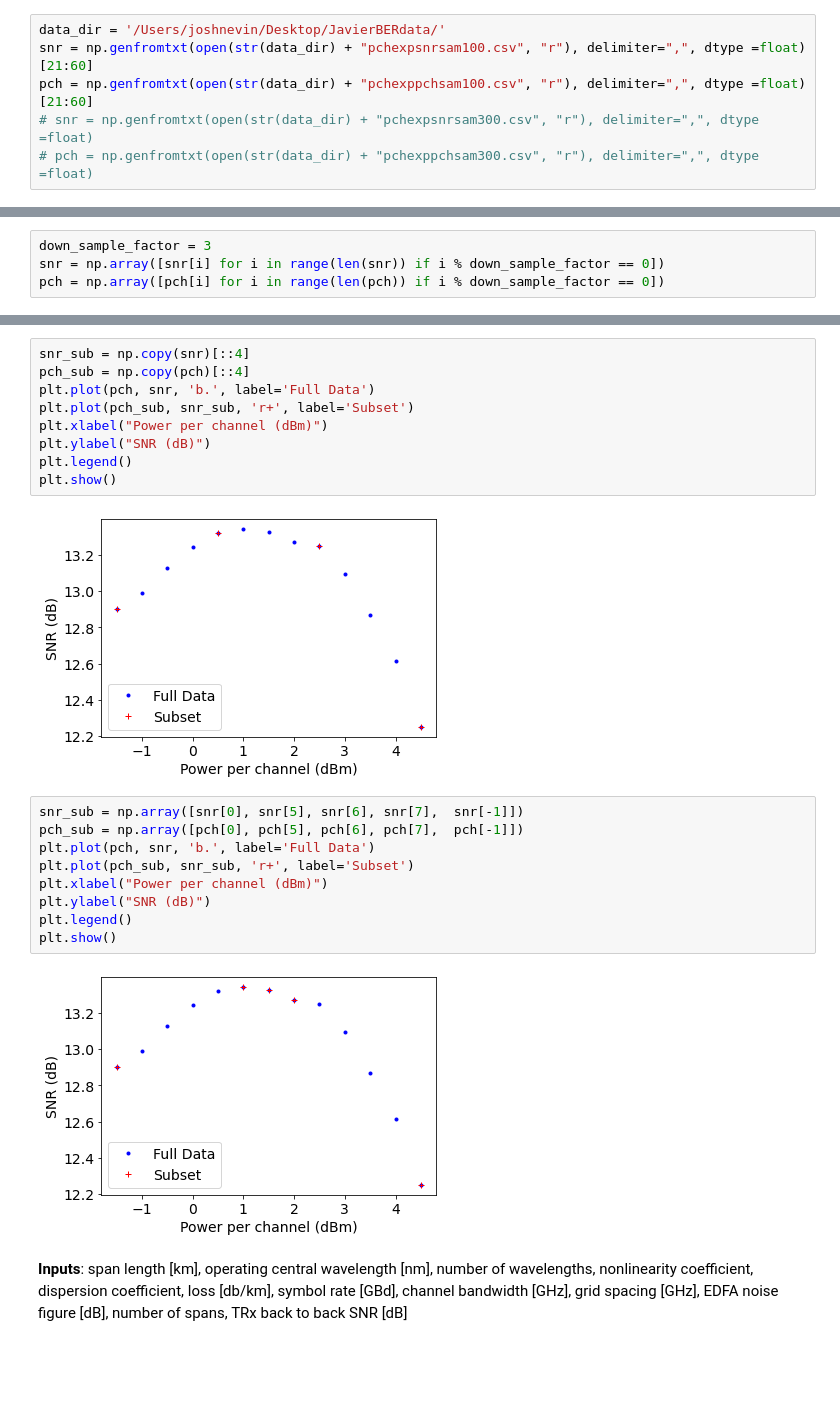
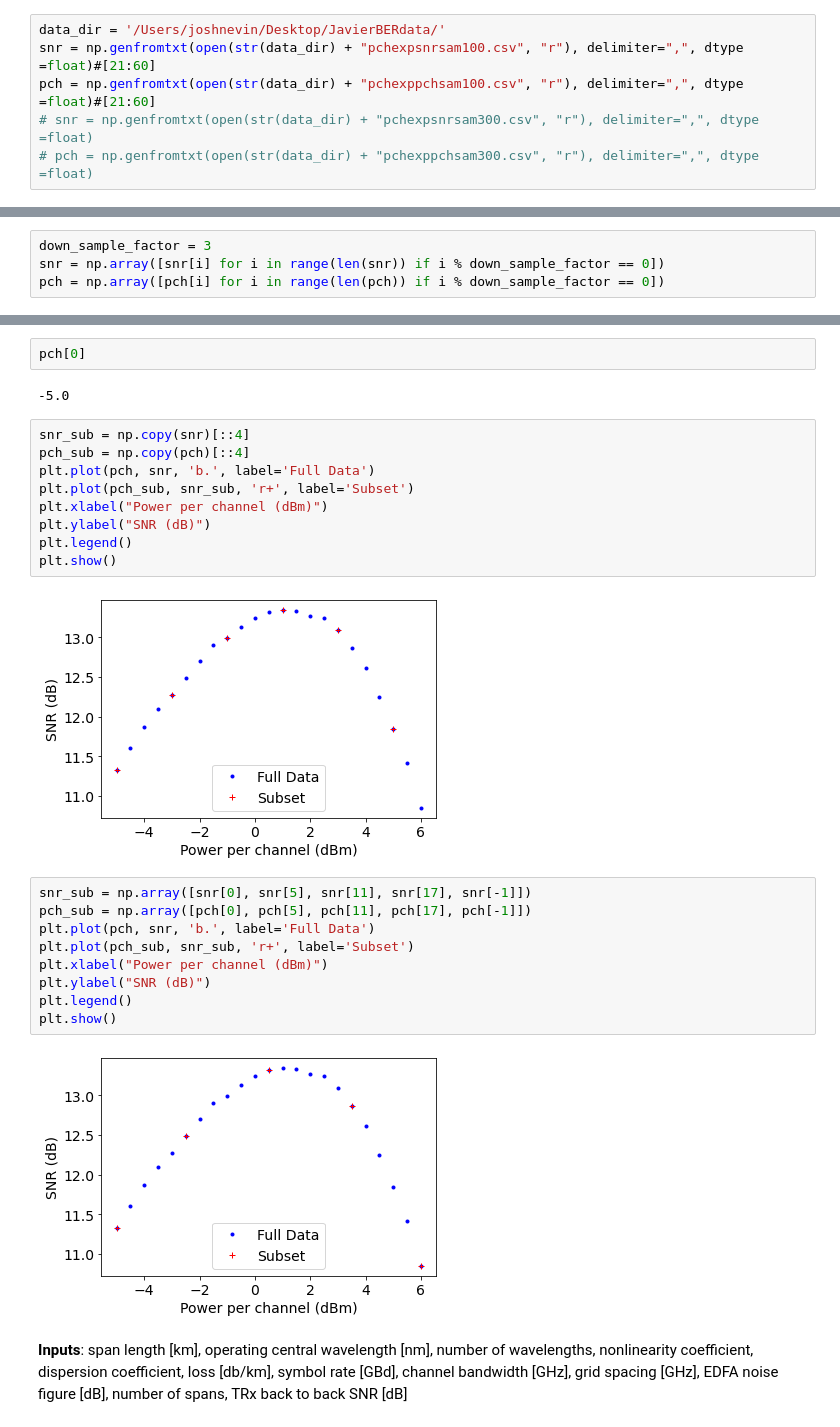
Before and after one commit to joshnevin/physics_enhanced_GPs, a Jupyter notebook: GN_model_enhanced_GPs_comp.ipynb, the cells around one changed output, grey strips where cells are left out. Cells and saved outputs as stored; diff of their text form; blank space fills up the shorter version.

```diff
--- a/GN_model_enhanced_GPs_comp.ipynb
+++ b/GN_model_enhanced_GPs_comp.ipynb
@@ -14,8 +14,8 @@ font = { 'family' : 'sans-serif',
 matplotlib.rc('font', **font)
 # %%
 data_dir = '/Users/joshnevin/Desktop/JavierBERdata/'
-snr = np.genfromtxt(open(str(data_dir) + "pchexpsnrsam100.csv", "r"), delimiter=",", dtype =float)[21:60]
-pch = np.genfromtxt(open(str(data_dir) + "pchexppchsam100.csv", "r"), delimiter=",", dtype =float)[21:60]
+snr = np.genfromtxt(open(str(data_dir) + "pchexpsnrsam100.csv", "r"), delimiter=",", dtype =float)#[21:60]
+pch = np.genfromtxt(open(str(data_dir) + "pchexppchsam100.csv", "r"), delimiter=",", dtype =float)#[21:60]
 # snr = np.genfromtxt(open(str(data_dir) + "pchexpsnrsam300.csv", "r"), delimiter=",", dtype =float)
 # pch = np.genfromtxt(open(str(data_dir) + "pchexppchsam300.csv", "r"), delimiter=",", dtype =float)
 # %% [markdown]
@@ -31,3 +31,7 @@ len(pch)
+# %%
+pch[0]
+# %% [output]
+-5.0
 # %%
 snr_sub = np.copy(snr)[::4]
 pch_sub = np.copy(pch)[::4]
@@ -38,18 +42,18 @@ plt.ylabel("SNR (dB)")
 plt.legend()
 plt.show()
 # %% [output]
-[figure, old version]
+[figure, new version]
 # %%
-snr_sub = np.array([snr[0], snr[5], snr[6], snr[7],  snr[-1]])
-pch_sub = np.array([pch[0], pch[5], pch[6], pch[7],  pch[-1]])
+snr_sub = np.array([snr[0], snr[5], snr[11], snr[17], snr[-1]])
+pch_sub = np.array([pch[0], pch[5], pch[11], pch[17], pch[-1]])
 plt.plot(pch, snr, 'b.', label='Full Data')
 plt.plot(pch_sub, snr_sub, 'r+', label='Subset')
 plt.xlabel("Power per channel (dBm)")
 plt.ylabel("SNR (dB)")
 plt.legend()
 plt.show()
 # %% [output]
-[figure, old version]
+[figure, new version]
 # %% [markdown]
 **Inputs**: span length [km], operating central wavelength [nm], number of wavelengths, nonlinearity coefficient, dispersion coefficient, loss [db/km], symbol rate [GBd], channel bandwidth [GHz], grid spacing [GHz], EDFA noise figure [dB], number of spans, TRx back to back SNR [dB]
 # %%
```
Also changed, not shown: parts of 17 cells of this notebook, 1 other file.
